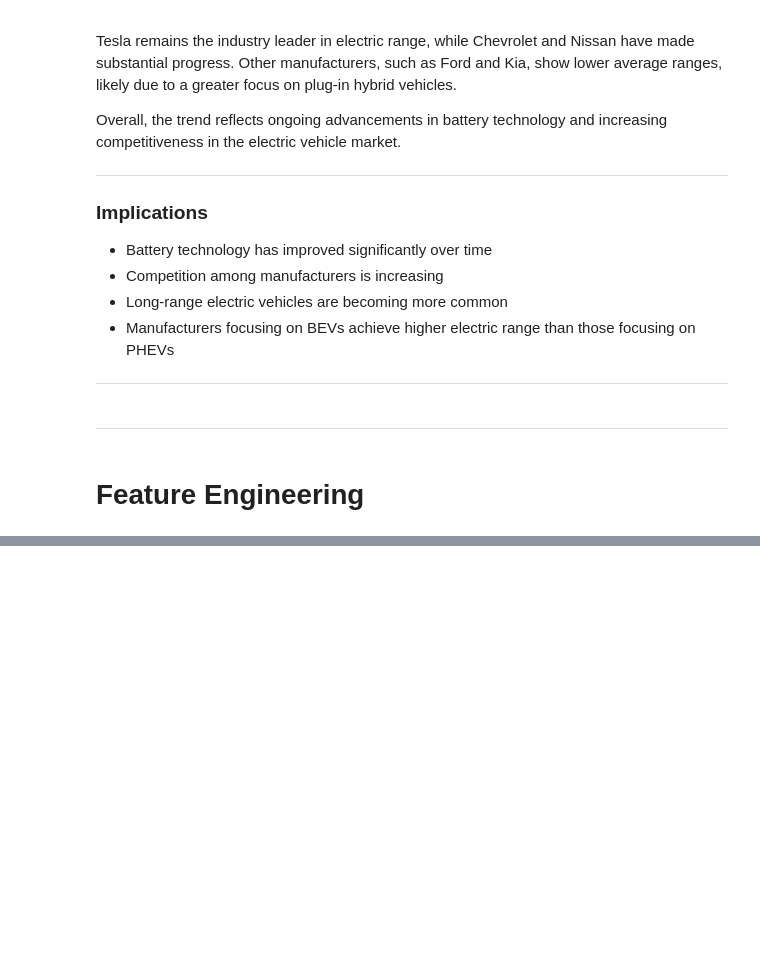
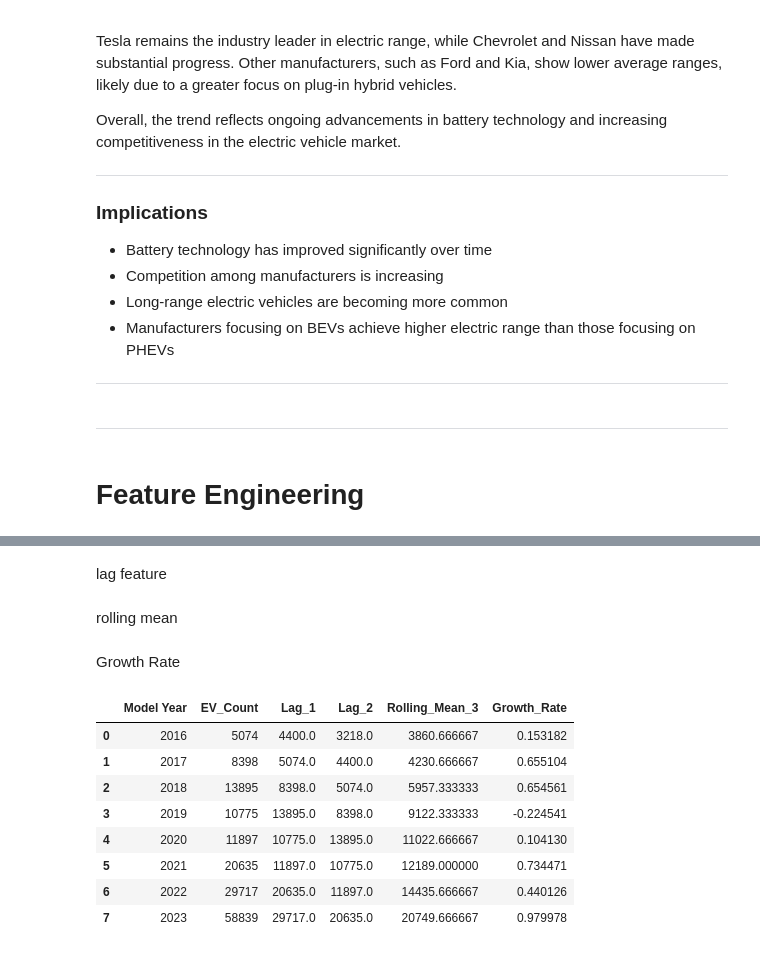
Before and after one commit to nawarfathi/electric-vehicle-analysis1, a Jupyter notebook: EV.ipynb, the cells around one changed output, grey strips where cells are left out. Cells and saved outputs as stored; diff of their text form; code cells hidden in the pictures; blank space fills up the shorter version.

```diff
--- a/EV.ipynb
+++ b/EV.ipynb
@@ -2897,0 +2916,18 @@ Overall, the trend reflects ongoing advancements in battery technology and incre
+# %% [markdown]
+lag feature
+# %%
+yearly_ev['Lag_1'] = yearly_ev['EV_Count'].shift(1)
+yearly_ev['Lag_2'] = yearly_ev['EV_Count'].shift(2)
+# %% [markdown]
+rolling mean
+# %%
+yearly_ev['Rolling_Mean_3'] = (
+    yearly_ev['EV_Count']
+    .rolling(3)
+    .mean()
+    .shift(1)
+)
+# %% [markdown]
+Growth Rate
+# %%
+yearly_ev['Growth_Rate'] = yearly_ev['EV_Count'].pct_change()
@@ -2897,0 +2936,12 @@ Overall, the trend reflects ongoing advancements in battery technology and incre
+# %%
+yearly_ev
+# %% [output]
+|  | Model Year | EV_Count | Lag_1 | Lag_2 | Rolling_Mean_3 | Growth_Rate |
+| 0 | 2016 | 5074 | 4400.0 | 3218.0 | 3860.666667 | 0.153182 |
+| 1 | 2017 | 8398 | 5074.0 | 4400.0 | 4230.666667 | 0.655104 |
+| 2 | 2018 | 13895 | 8398.0 | 5074.0 | 5957.333333 | 0.654561 |
+| 3 | 2019 | 10775 | 13895.0 | 8398.0 | 9122.333333 | -0.224541 |
+| 4 | 2020 | 11897 | 10775.0 | 13895.0 | 11022.666667 | 0.104130 |
+| 5 | 2021 | 20635 | 11897.0 | 10775.0 | 12189.000000 | 0.734471 |
+| 6 | 2022 | 29717 | 20635.0 | 11897.0 | 14435.666667 | 0.440126 |
+| 7 | 2023 | 58839 | 29717.0 | 20635.0 | 20749.666667 | 0.979978 |
```
Also changed, not shown: parts of 21 cells of this notebook.
